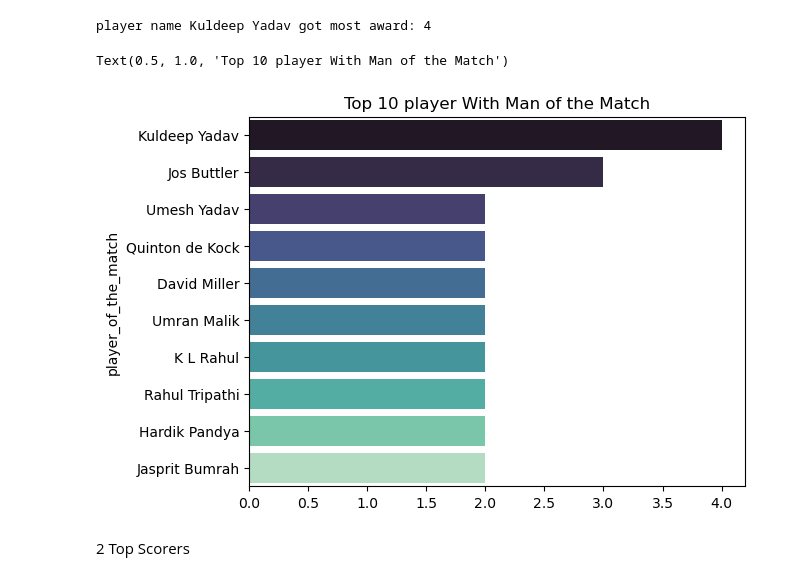
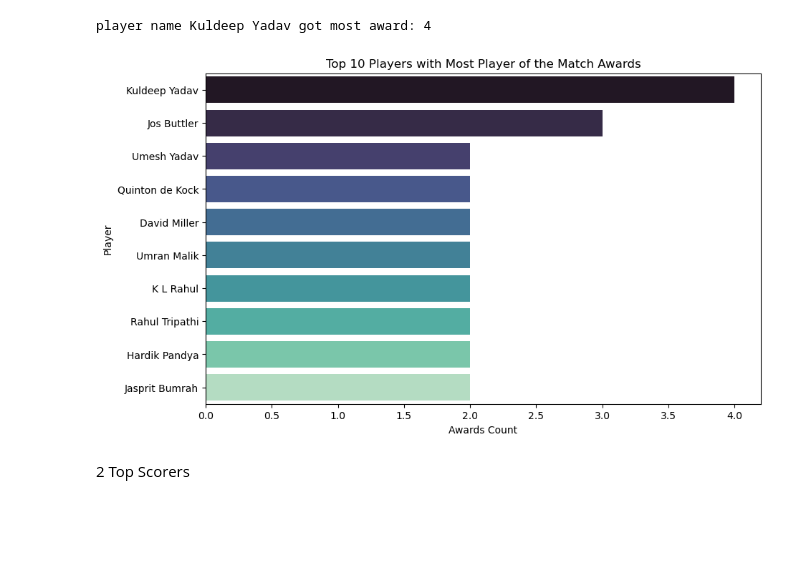
Before and after one commit to Jayaprakash733/IPL-2022-Data-Analysis, a Jupyter notebook: IPL 2022 Data Analysis Project.ipynb, the cells around one changed output. Drawn from its saved outputs; the diff is of its cells as text; code cells hidden in the pictures; blank space fills up the shorter version.

```diff
--- a/IPL 2022 Data Analysis Project.ipynb
+++ b/IPL 2022 Data Analysis Project.ipynb
@@ -146,11 +161,21 @@ print(f"player name {player.idxmax()} got most award: {player.max()}")
 # %% [output]
 player name Kuldeep Yadav got most award: 4
 # %%
-sns.barplot(x=player.values,y=player.index,palette='mako')
-plt.title("Top 10 player With Man of the Match")
+plt.figure(figsize=(10,6))
+
+sns.barplot(
+    x=player.values,
+    y=player.index,
+    palette="mako"
+)
+
+plt.title("Top 10 Players with Most Player of the Match Awards")
+plt.xlabel("Awards Count")
+plt.ylabel("Player")
+plt.savefig("man_of_match.png", bbox_inches="tight")
+plt.show()
 # %% [output]
-Text(0.5, 1.0, 'Top 10 player With Man of the Match')
-[figure, old version]
+[figure, new version]
 # %% [markdown]
 2 Top Scorers
 # %%
```
Also changed, not shown: parts of 3 cells of this notebook, 4 other files.
